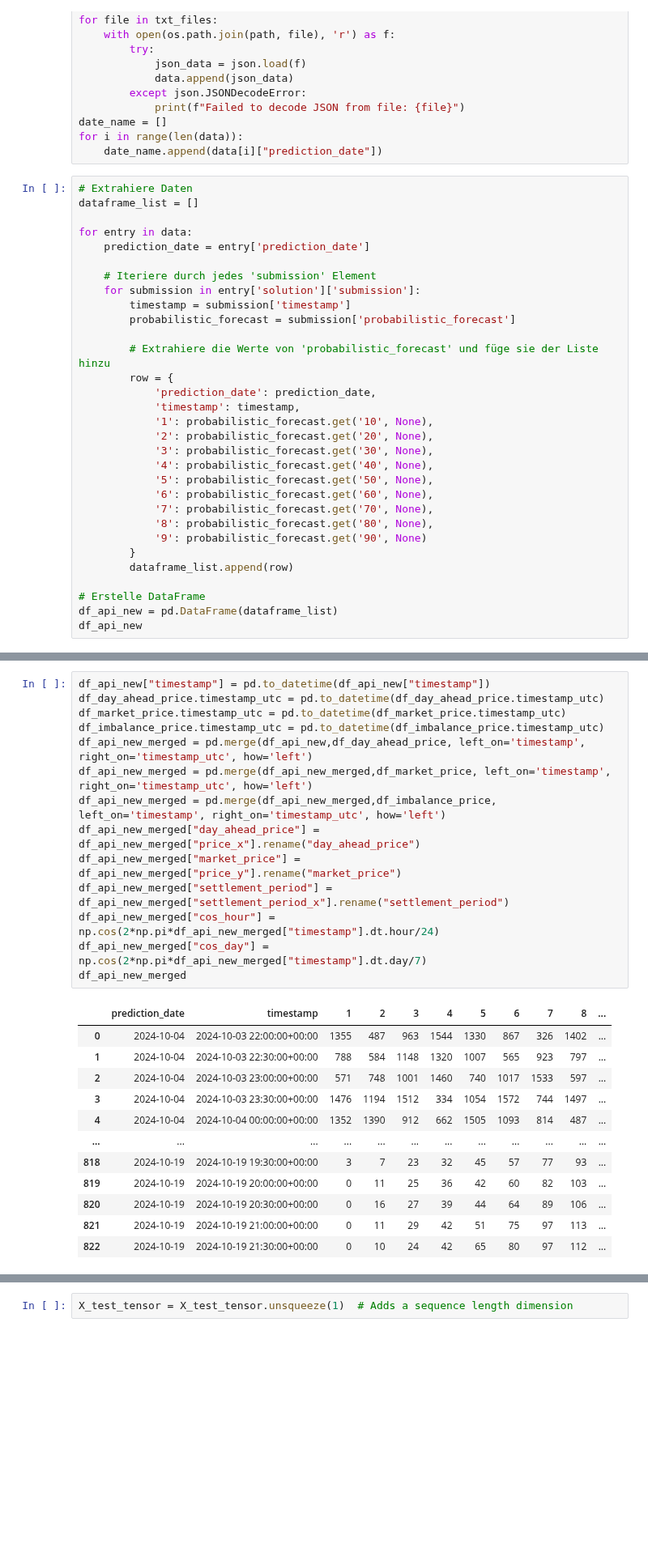
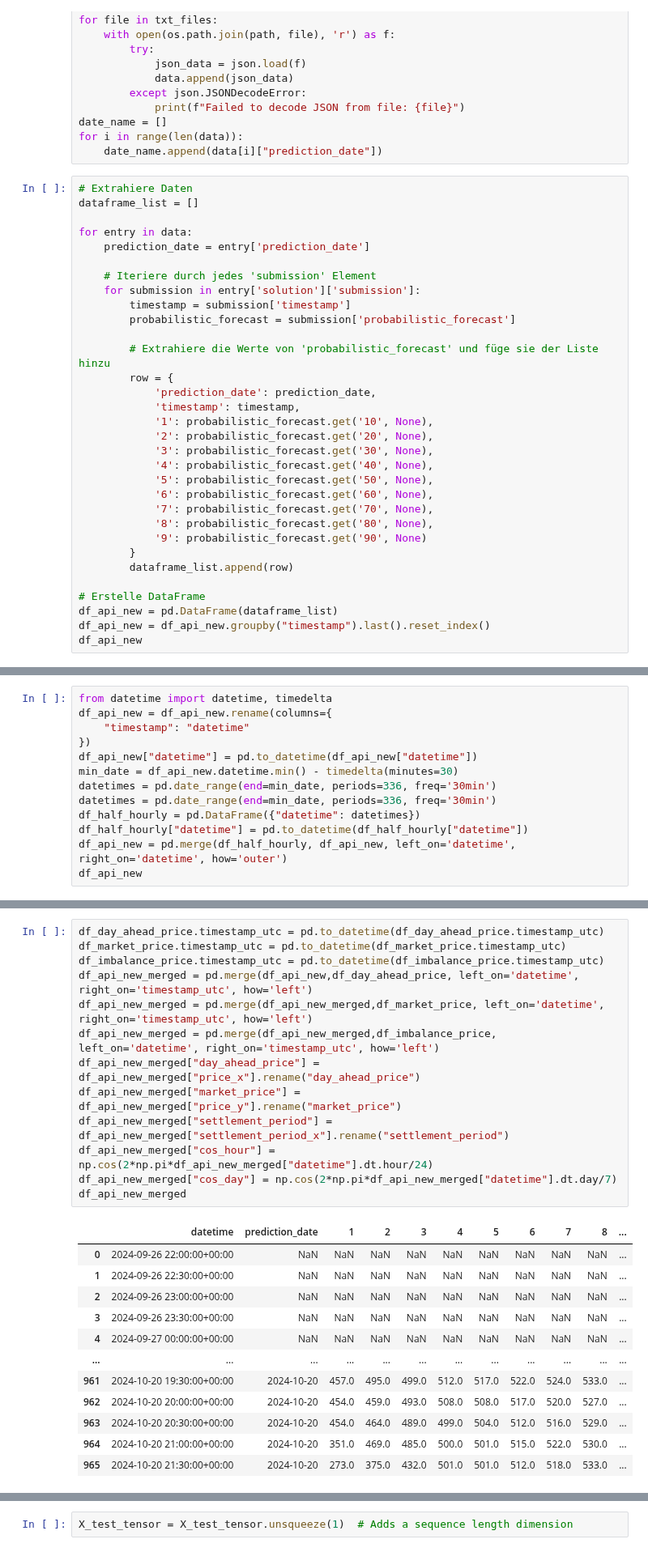
Before and after one commit to P-AEL/Energy_production_price_prediction, a Jupyter notebook: paul_analyse/LSTM_day_ahead_price.ipynb, the cells around one changed output, grey strips where cells are left out. Shown at 81% size. Cells and saved outputs as stored; diff of their text form; blank space fills up the shorter version.

```diff
--- a/paul_analyse/LSTM_day_ahead_price.ipynb
+++ b/paul_analyse/LSTM_day_ahead_price.ipynb
@@ -351,5 +350,6 @@ for entry in data:
 
 # Erstelle DataFrame
 df_api_new = pd.DataFrame(dataframe_list)
+df_api_new = df_api_new.groupby("timestamp").last().reset_index()
 df_api_new
 # %% [output]
@@ -368,0 +369,13 @@ df_api_new
+# %%
+from datetime import datetime, timedelta
+df_api_new = df_api_new.rename(columns={
+    "timestamp": "datetime"
+})
+df_api_new["datetime"] = pd.to_datetime(df_api_new["datetime"])
+min_date = df_api_new.datetime.min() - timedelta(minutes=30)
+datetimes = pd.date_range(end=min_date, periods=336, freq='30min')
+datetimes = pd.date_range(end=min_date, periods=336, freq='30min')
+df_half_hourly = pd.DataFrame({"datetime": datetimes})
+df_half_hourly["datetime"] = pd.to_datetime(df_half_hourly["datetime"])
+df_api_new = pd.merge(df_half_hourly, df_api_new, left_on='datetime', right_on='datetime', how='outer')
+df_api_new
@@ -369,27 +396,26 @@ df_api_new
 # %%
-df_api_new["timestamp"] = pd.to_datetime(df_api_new["timestamp"])
 df_day_ahead_price.timestamp_utc = pd.to_datetime(df_day_ahead_price.timestamp_utc)
 df_market_price.timestamp_utc = pd.to_datetime(df_market_price.timestamp_utc)
 df_imbalance_price.timestamp_utc = pd.to_datetime(df_imbalance_price.timestamp_utc)
-df_api_new_merged = pd.merge(df_api_new,df_day_ahead_price, left_on='timestamp', right_on='timestamp_utc', how='left')
-df_api_new_merged = pd.merge(df_api_new_merged,df_market_price, left_on='timestamp', right_on='timestamp_utc', how='left')
-df_api_new_merged = pd.merge(df_api_new_merged,df_imbalance_price, left_on='timestamp', right_on='timestamp_utc', how='left')
+df_api_new_merged = pd.merge(df_api_new,df_day_ahead_price, left_on='datetime', right_on='timestamp_utc', how='left')
+df_api_new_merged = pd.merge(df_api_new_merged,df_market_price, left_on='datetime', right_on='timestamp_utc', how='left')
+df_api_new_merged = pd.merge(df_api_new_merged,df_imbalance_price, left_on='datetime', right_on='timestamp_utc', how='left')
 df_api_new_merged["day_ahead_price"] = df_api_new_merged["price_x"].rename("day_ahead_price")
 df_api_new_merged["market_price"] = df_api_new_merged["price_y"].rename("market_price")
 df_api_new_merged["settlement_period"] = df_api_new_merged["settlement_period_x"].rename("settlement_period")
-df_api_new_merged["cos_hour"] = np.cos(2*np.pi*df_api_new_merged["timestamp"].dt.hour/24)
-df_api_new_merged["cos_day"] = np.cos(2*np.pi*df_api_new_merged["timestamp"].dt.day/7)
+df_api_new_merged["cos_hour"] = np.cos(2*np.pi*df_api_new_merged["datetime"].dt.hour/24)
+df_api_new_merged["cos_day"] = np.cos(2*np.pi*df_api_new_merged["datetime"].dt.day/7)
 df_api_new_merged
 # %% [output]
-|  | prediction_date | timestamp | 1 | 2 | 3 | 4 | 5 | 6 | 7 | 8 | ... |
-| 0 | 2024-10-04 | 2024-10-03 22:00:00+00:00 | 1355 | 487 | 963 | 1544 | 1330 | 867 | 326 | 1402 | ... |
-| 1 | 2024-10-04 | 2024-10-03 22:30:00+00:00 | 788 | 584 | 1148 | 1320 | 1007 | 565 | 923 | 797 | ... |
-| 2 | 2024-10-04 | 2024-10-03 23:00:00+00:00 | 571 | 748 | 1001 | 1460 | 740 | 1017 | 1533 | 597 | ... |
-| 3 | 2024-10-04 | 2024-10-03 23:30:00+00:00 | 1476 | 1194 | 1512 | 334 | 1054 | 1572 | 744 | 1497 | ... |
-| 4 | 2024-10-04 | 2024-10-04 00:00:00+00:00 | 1352 | 1390 | 912 | 662 | 1505 | 1093 | 814 | 487 | ... |
+|  | datetime | prediction_date | 1 | 2 | 3 | 4 | 5 | 6 | 7 | 8 | ... |
+| 0 | 2024-09-26 22:00:00+00:00 | NaN | NaN | NaN | NaN | NaN | NaN | NaN | NaN | NaN | ... |
+| 1 | 2024-09-26 22:30:00+00:00 | NaN | NaN | NaN | NaN | NaN | NaN | NaN | NaN | NaN | ... |
+| 2 | 2024-09-26 23:00:00+00:00 | NaN | NaN | NaN | NaN | NaN | NaN | NaN | NaN | NaN | ... |
+| 3 | 2024-09-26 23:30:00+00:00 | NaN | NaN | NaN | NaN | NaN | NaN | NaN | NaN | NaN | ... |
+| 4 | 2024-09-27 00:00:00+00:00 | NaN | NaN | NaN | NaN | NaN | NaN | NaN | NaN | NaN | ... |
 | ... | ... | ... | ... | ... | ... | ... | ... | ... | ... | ... | ... |
-| 818 | 2024-10-19 | 2024-10-19 19:30:00+00:00 | 3 | 7 | 23 | 32 | 45 | 57 | 77 | 93 | ... |
-| 819 | 2024-10-19 | 2024-10-19 20:00:00+00:00 | 0 | 11 | 25 | 36 | 42 | 60 | 82 | 103 | ... |
-| 820 | 2024-10-19 | 2024-10-19 20:30:00+00:00 | 0 | 16 | 27 | 39 | 44 | 64 | 89 | 106 | ... |
-| 821 | 2024-10-19 | 2024-10-19 21:00:00+00:00 | 0 | 11 | 29 | 42 | 51 | 75 | 97 | 113 | ... |
-| 822 | 2024-10-19 | 2024-10-19 21:30:00+00:00 | 0 | 10 | 24 | 42 | 65 | 80 | 97 | 112 | ... |
+| 961 | 2024-10-20 19:30:00+00:00 | 2024-10-20 | 457.0 | 495.0 | 499.0 | 512.0 | 517.0 | 522.0 | 524.0 | 533.0 | ... |
+| 962 | 2024-10-20 20:00:00+00:00 | 2024-10-20 | 454.0 | 459.0 | 493.0 | 508.0 | 508.0 | 517.0 | 520.0 | 527.0 | ... |
+| 963 | 2024-10-20 20:30:00+00:00 | 2024-10-20 | 454.0 | 464.0 | 489.0 | 499.0 | 504.0 | 512.0 | 516.0 | 529.0 | ... |
+| 964 | 2024-10-20 21:00:00+00:00 | 2024-10-20 | 351.0 | 469.0 | 485.0 | 500.0 | 501.0 | 515.0 | 522.0 | 530.0 | ... |
+| 965 | 2024-10-20 21:30:00+00:00 | 2024-10-20 | 273.0 | 375.0 | 432.0 | 501.0 | 501.0 | 512.0 | 518.0 | 533.0 | ... |
```
Also changed, not shown: parts of 11 cells of this notebook, 16 other files.
